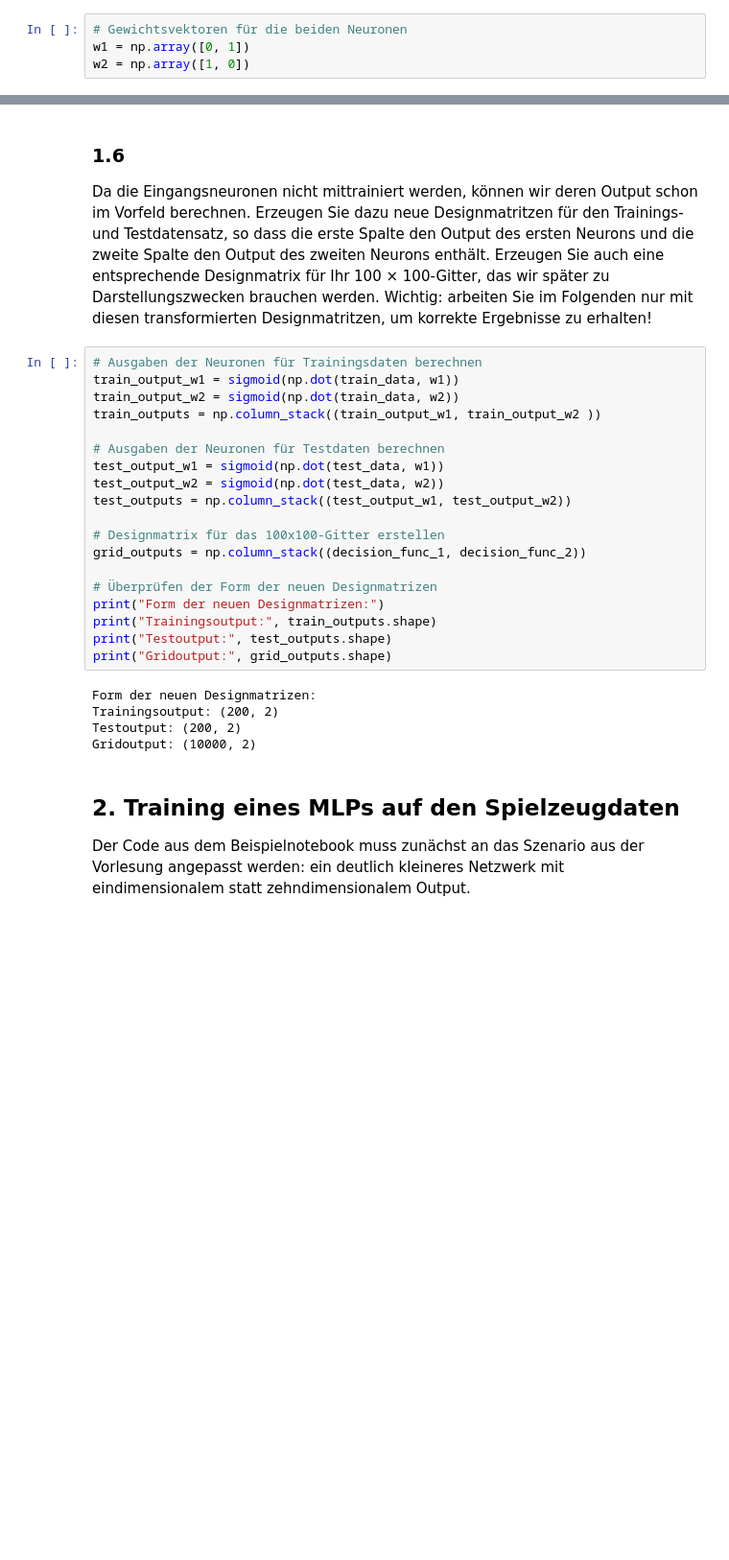
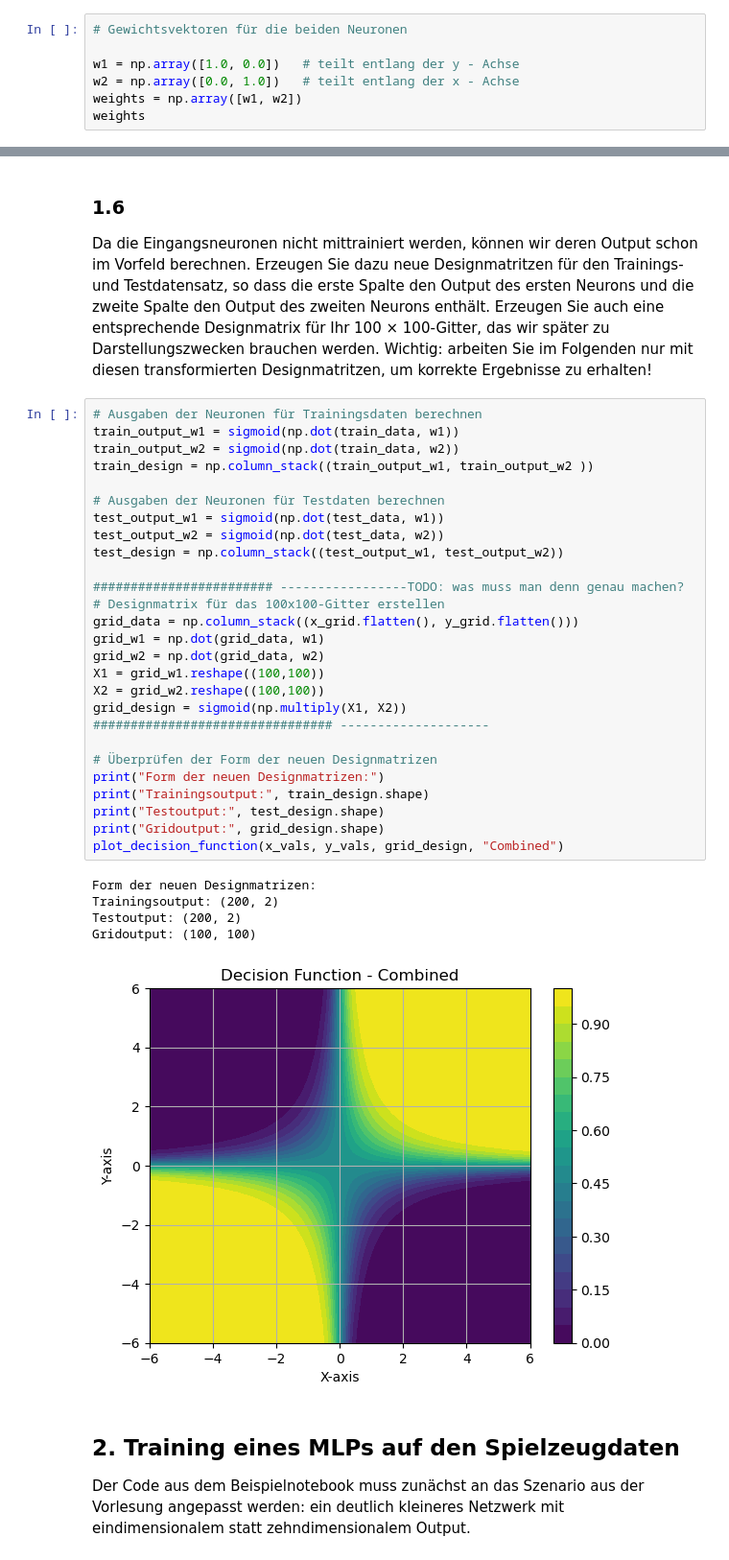
Before and after one commit to TypMitSchnurrbart/ws24_machine_learning, a Jupyter notebook: DL_Aufgabe1/Aufgabe_1.ipynb, the cells around one changed output, grey strips where cells are left out. Shown: that part at 96% size. Saved outputs shown, nothing was run; the diff lists cells and outputs as text; blank space fills up the shorter version.

```diff
--- a/DL_Aufgabe1/Aufgabe_1.ipynb
+++ b/DL_Aufgabe1/Aufgabe_1.ipynb
@@ -53,5 +53,8 @@ w1 = [1  0]
 w2 = [0  1]
 # %%
 # Gewichtsvektoren für die beiden Neuronen
-w1 = np.array([0, 1])
-w2 = np.array([1, 0])
+
+w1 = np.array([1.0, 0.0])   # teilt entlang der y - Achse
+w2 = np.array([0.0, 1.0])   # teilt entlang der x - Achse
+weights = np.array([w1, w2])
+weights
@@ -100,27 +117,36 @@ im Vorfeld berechnen. Erzeugen Sie dazu neue Designmatritzen für den Trainings-
 # %%
 # Ausgaben der Neuronen für Trainingsdaten berechnen
 train_output_w1 = sigmoid(np.dot(train_data, w1))
 train_output_w2 = sigmoid(np.dot(train_data, w2))
-train_outputs = np.column_stack((train_output_w1, train_output_w2 ))
+train_design = np.column_stack((train_output_w1, train_output_w2 ))
 
 # Ausgaben der Neuronen für Testdaten berechnen
 test_output_w1 = sigmoid(np.dot(test_data, w1))
 test_output_w2 = sigmoid(np.dot(test_data, w2))
-test_outputs = np.column_stack((test_output_w1, test_output_w2))
+test_design = np.column_stack((test_output_w1, test_output_w2))
 
+######################## -----------------TODO: was muss man denn genau machen?
 # Designmatrix für das 100x100-Gitter erstellen
-grid_outputs = np.column_stack((decision_func_1, decision_func_2))
+grid_data = np.column_stack((x_grid.flatten(), y_grid.flatten()))
+grid_w1 = np.dot(grid_data, w1)
+grid_w2 = np.dot(grid_data, w2)
+X1 = grid_w1.reshape((100,100))
+X2 = grid_w2.reshape((100,100))
+grid_design = sigmoid(np.multiply(X1, X2))
+################################ --------------------
 
 # Überprüfen der Form der neuen Designmatrizen
 print("Form der neuen Designmatrizen:")
-print("Trainingsoutput:", train_outputs.shape)
-print("Testoutput:", test_outputs.shape)
-print("Gridoutput:", grid_outputs.shape)
+print("Trainingsoutput:", train_design.shape)
+print("Testoutput:", test_design.shape)
+print("Gridoutput:", grid_design.shape)
+plot_decision_function(x_vals, y_vals, grid_design, "Combined")
 # %% [output]
 Form der neuen Designmatrizen:
 Trainingsoutput: (200, 2)
 Testoutput: (200, 2)
-Gridoutput: (10000, 2)
+Gridoutput: (100, 100)
+[figure, added]
 # %% [markdown]
 ## 2. Training eines MLPs auf den Spielzeugdaten
 Der Code aus dem Beispielnotebook muss zunächst an das Szenario aus der Vorlesung angepasst werden: ein deutlich kleineres Netzwerk mit eindimensionalem statt zehndimensionalem Output.
```
Also changed, not shown: parts of 30 cells of this notebook.
